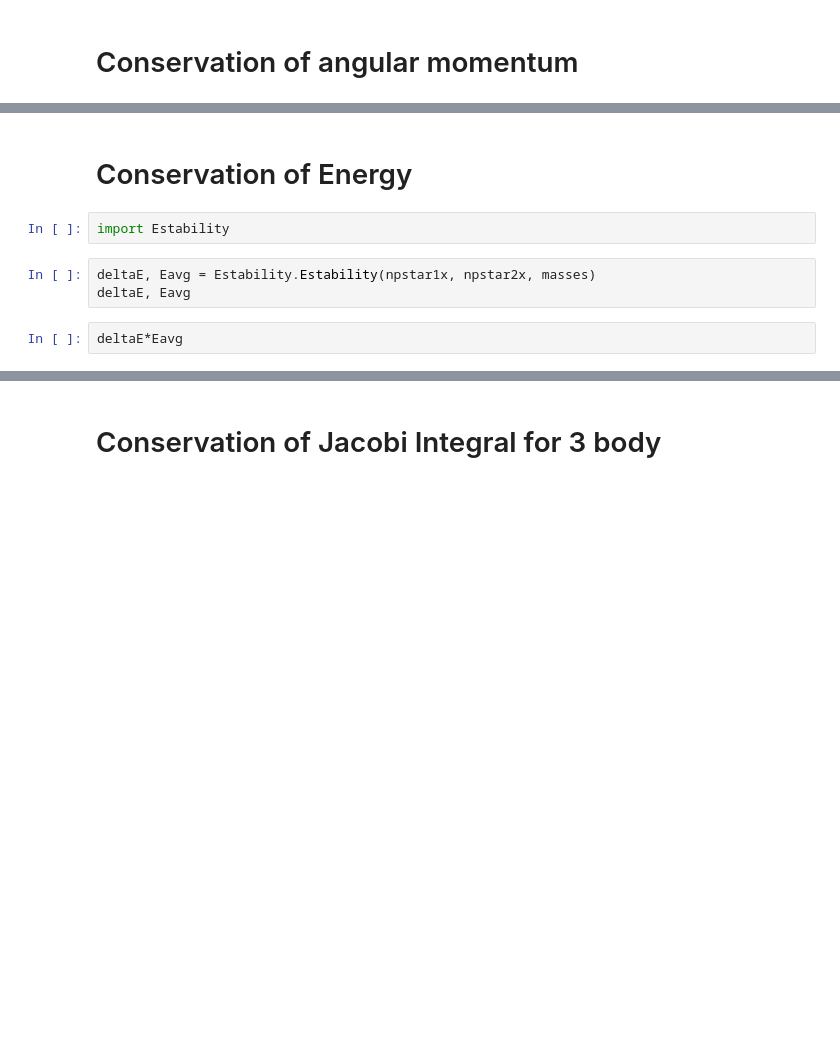
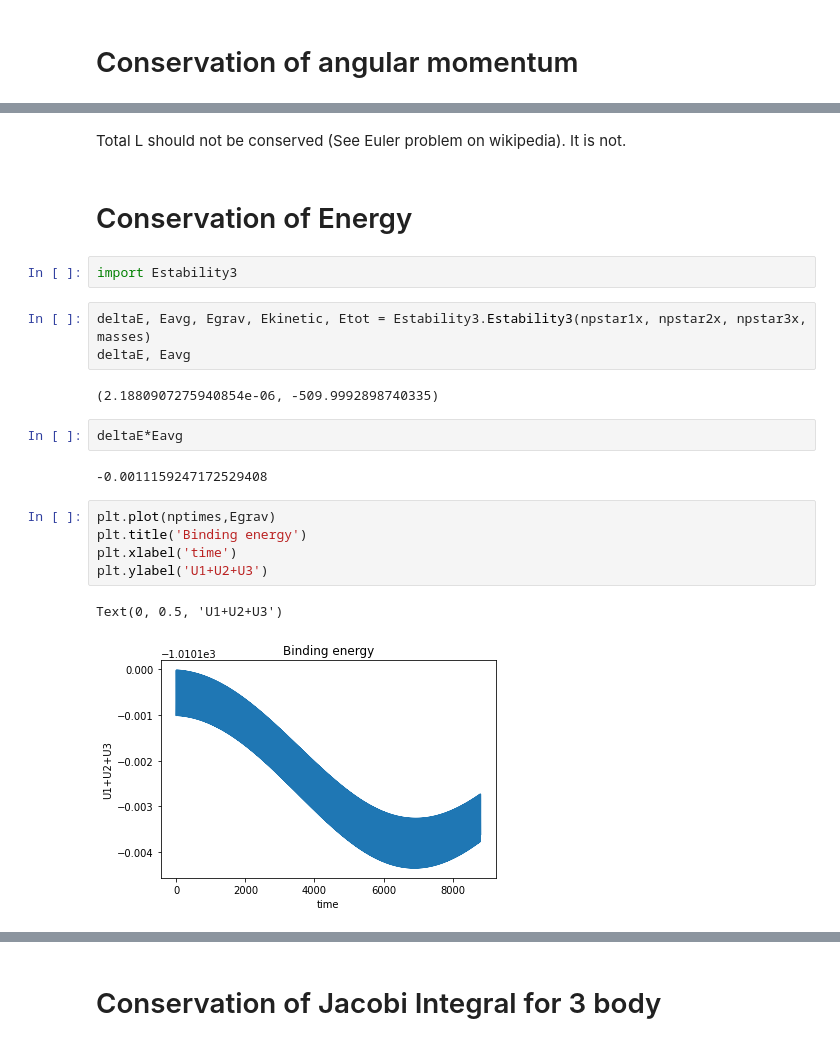
Before and after one commit to sdorsher/ThreeBodyOrbits, a Jupyter notebook: TwoStarsOnePlanet.ipynb, the cells around one changed output, grey strips where cells are left out. Cells and saved outputs as stored; diff of their text form; blank space fills up the shorter version.

```diff
--- a/TwoStarsOnePlanet.ipynb
+++ b/TwoStarsOnePlanet.ipynb
@@ -695,9 +746,23 @@ Orbit conserves angular momentum to a tolerance of deltaL.
+# %% [markdown]
+Total L should not be conserved (See Euler problem on wikipedia). It is not.
 # %% [markdown]
 # Conservation of Energy
 # %%
-import Estability
+import Estability3
 # %%
-deltaE, Eavg = Estability.Estability(npstar1x, npstar2x, masses)
+deltaE, Eavg, Egrav, Ekinetic, Etot = Estability3.Estability3(npstar1x, npstar2x, npstar3x, masses)
 deltaE, Eavg
+# %% [output]
+(2.1880907275940854e-06, -509.9992898740335)
 # %%
 deltaE*Eavg
+# %% [output]
+-0.0011159247172529408
+# %%
+plt.plot(nptimes,Egrav)
+plt.title('Binding energy')
+plt.xlabel('time')
+plt.ylabel('U1+U2+U3')
+# %% [output]
+Text(0, 0.5, 'U1+U2+U3')
+[figure, added]
```
Also changed, not shown: parts of 23 cells of this notebook, 2 other files.
